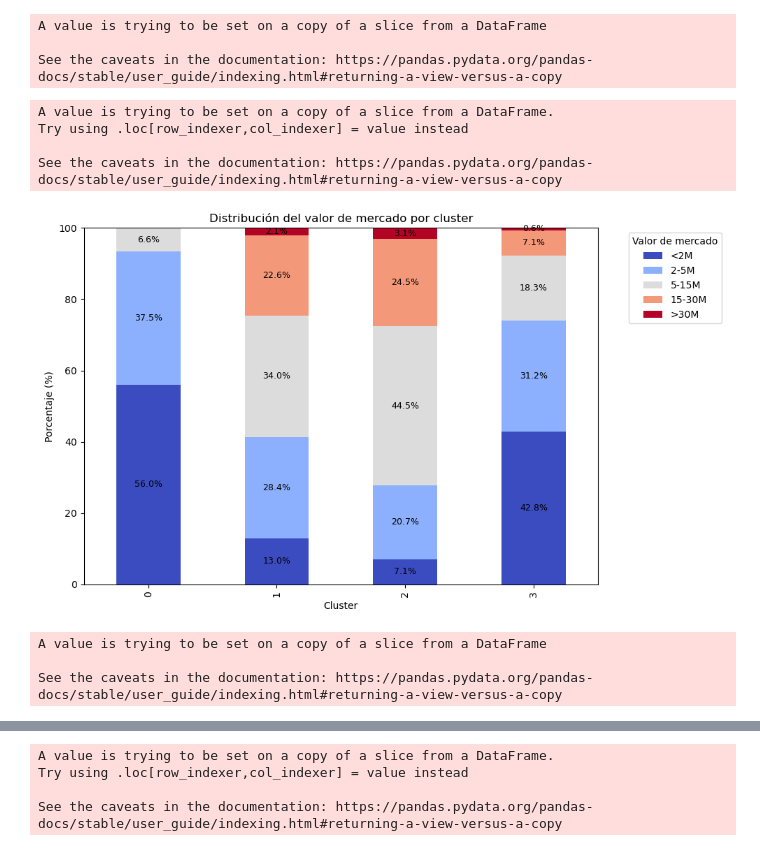
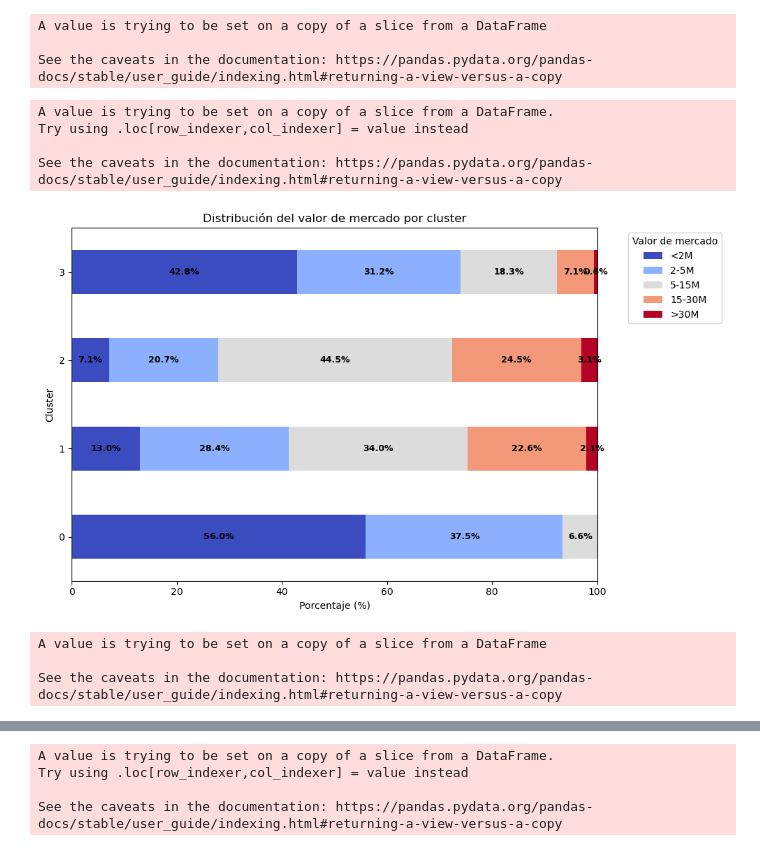
Before and after one commit to javierlara47/TFG, a Jupyter notebook: notebooks/implementacion.ipynb, the cells around one changed output, grey strips where cells are left out. Drawn from its saved outputs; the diff is of its cells as text; code cells hidden in the pictures.

```diff
--- a/notebooks/implementacion.ipynb
+++ b/notebooks/implementacion.ipynb
@@ -1926,41 +1915,46 @@ bins = [0, 2_000_000, 5_000_000, 15_000_000, 30_000_000, float('inf')]
 labels = ['<2M', '2-5M', '5-15M', '15-30M', '>30M']
 
 # Crear columna con rangos del valor de mercado
 df_field_players['value_group'] = pd.cut(df_field_players['value'], bins=bins, labels=labels, right=False)
 
 # Crear tabla de contingencia normalizada
 contingency_table = pd.crosstab(df_field_players['Cluster_k4'], df_field_players['value_group'], normalize='index') * 100
 
 # Graficar
-ax = contingency_table.plot(kind='bar', stacked=True, figsize=(10, 6), colormap='coolwarm')
+# CAMBIO CLAVE AQUÍ: de 'bar' a 'barh'
+ax = contingency_table.plot(kind='barh', stacked=True, figsize=(10, 6), colormap='coolwarm')
 
 # Añadir porcentajes a cada segmento
+# Este bucle también necesita un pequeño ajuste para las barras horizontales
 for i, cluster in enumerate(contingency_table.index):
     cumulative_percentage = 0
-    for value_group in contingency_table.columns:
-        percentage = contingency_table.loc[cluster, value_group]
+    # Asegurarse de que el orden de las columnas coincida con el orden de las etiquetas para los porcentajes
+    for value_group_label in labels: # Usar el orden de las labels para asegurar consistencia
+        percentage = contingency_table.loc[cluster, value_group_label] # Obtener el porcentaje
         if percentage > 0:
-            ax.text(i, cumulative_percentage + percentage / 2, f'{percentage:.1f}%', ha='center', va='center', fontsize=9, color='black')
+            # Para barras horizontales: x es la posición del texto, y es el índice de la barra
+            ax.text(cumulative_percentage + percentage / 2, i, f'{percentage:.1f}%',
+                            ha='center', va='center', fontsize=9, color='black', fontweight='bold')
         cumulative_percentage += percentage
 
 # Etiquetas y título
-plt.ylabel('Porcentaje (%)')
-plt.xlabel('Cluster')
+plt.xlabel('Porcentaje (%)') # El eje X ahora es el porcentaje
+plt.ylabel('Cluster')       # El eje Y ahora son los clusters
 plt.title('Distribución del valor de mercado por cluster')
-plt.ylim(0, 100)
+plt.xlim(0, 100) # El límite del eje X es de 0 a 100
 plt.legend(title='Valor de mercado', bbox_to_anchor=(1.05, 1), loc='upper left')
 
 plt.tight_layout()
 plt.show()
 
 # Eliminar columna temporal
 df_field_players.drop('value_group', axis=1, inplace=True)
 # %% [output]
 A value is trying to be set on a copy of a slice from a DataFrame.
 Try using .loc[row_indexer,col_indexer] = value instead
 
 See the caveats in the documentation: https://pandas.pydata.org/pandas-docs/stable/user_guide/indexing.html#returning-a-view-versus-a-copy
-[figure, old version]
+[figure, new version]
 A value is trying to be set on a copy of a slice from a DataFrame
 
 See the caveats in the documentation: https://pandas.pydata.org/pandas-docs/stable/user_guide/indexing.html#returning-a-view-versus-a-copy
```
Also changed, not shown: parts of 9 cells of this notebook, 5 other files.
